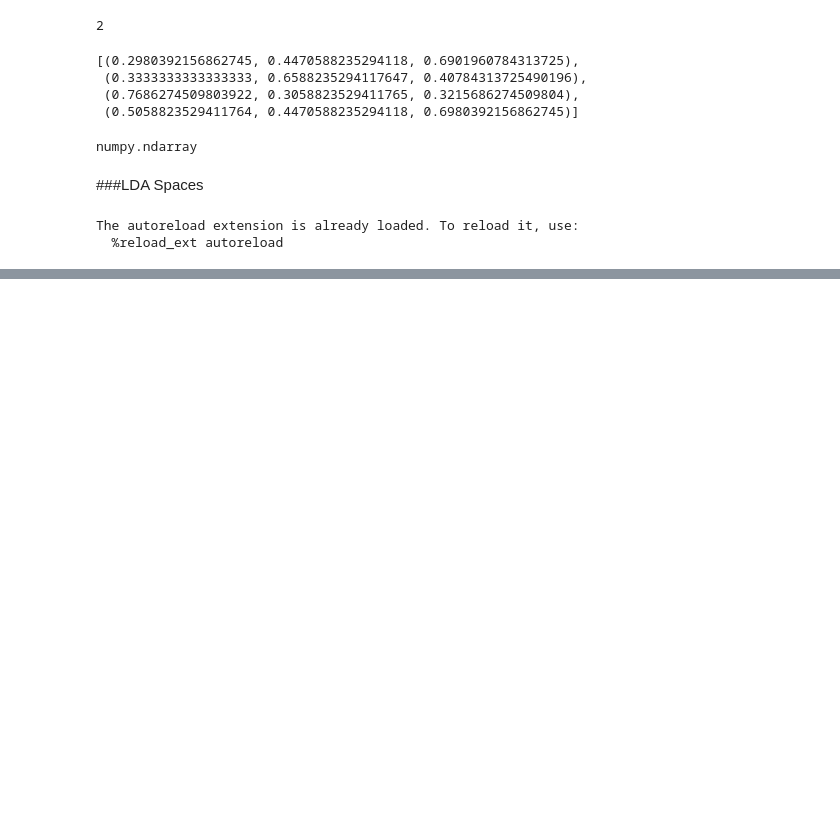
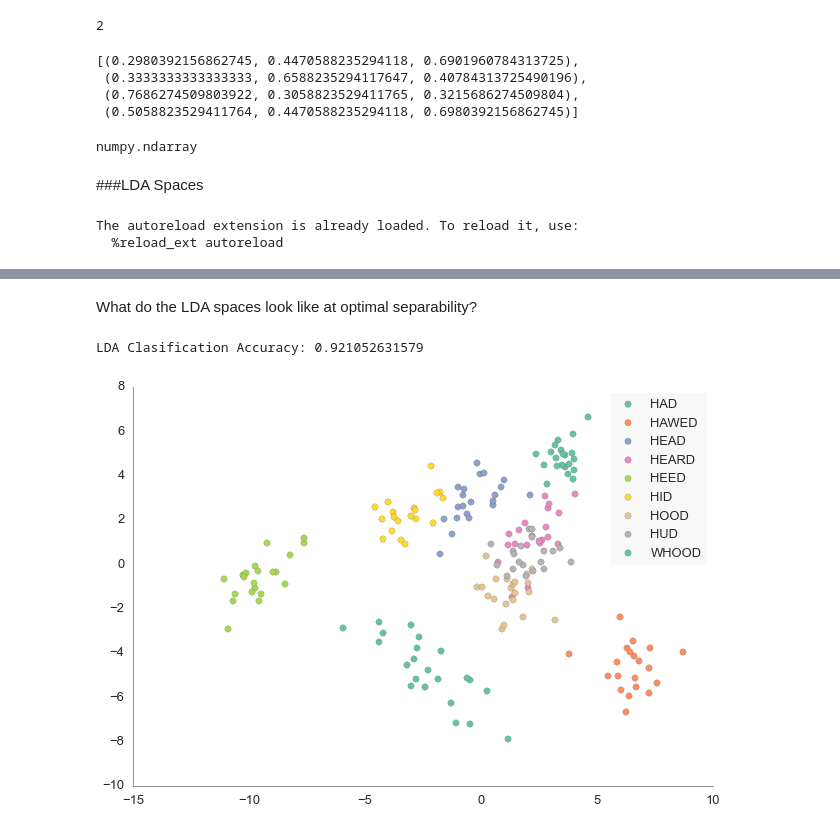
Before and after one commit to dfconant/utilities, a Jupyter notebook: iPyNb/Viz Debugging.ipynb, the cells around one changed output, grey strips where cells are left out. Drawn from its saved outputs; the diff is of its cells as text; code cells hidden in the pictures; blank space fills up the shorter version.

```diff
--- a/iPyNb/Viz Debugging.ipynb
+++ b/iPyNb/Viz Debugging.ipynb
@@ -474,0 +540,2 @@ e_z = brainBaseline(e)
+# %% [markdown]
+What do the LDA spaces look like at optimal separability?
@@ -474,0 +563,10 @@ e_z = brainBaseline(e)
+# %%
+forms = np.array(a.dims(axis = 'space',get_hdf = False)[0]['dataset'])
+notes = np.array(a.dims(axis = 'channels', get_hdf = False)[1]['dataset'])
+midp_f = pd.DataFrame(np.nanmean(a.ecog_data()[:,100:125,:],axis = 1).transpose(),columns = forms, index = notes)
+midp_f = midp_f.fillna(midp.median(),inplace=True)
+midp_f = midp_f.dropna(axis =1,how='any')
+ev.LDA_proj_scatter(midp_f)
+# %% [output]
+LDA Clasification Accuracy: 0.921052631579
+[figure, added]
```
Also changed, not shown: parts of 22 cells of this notebook, 1 other file.
